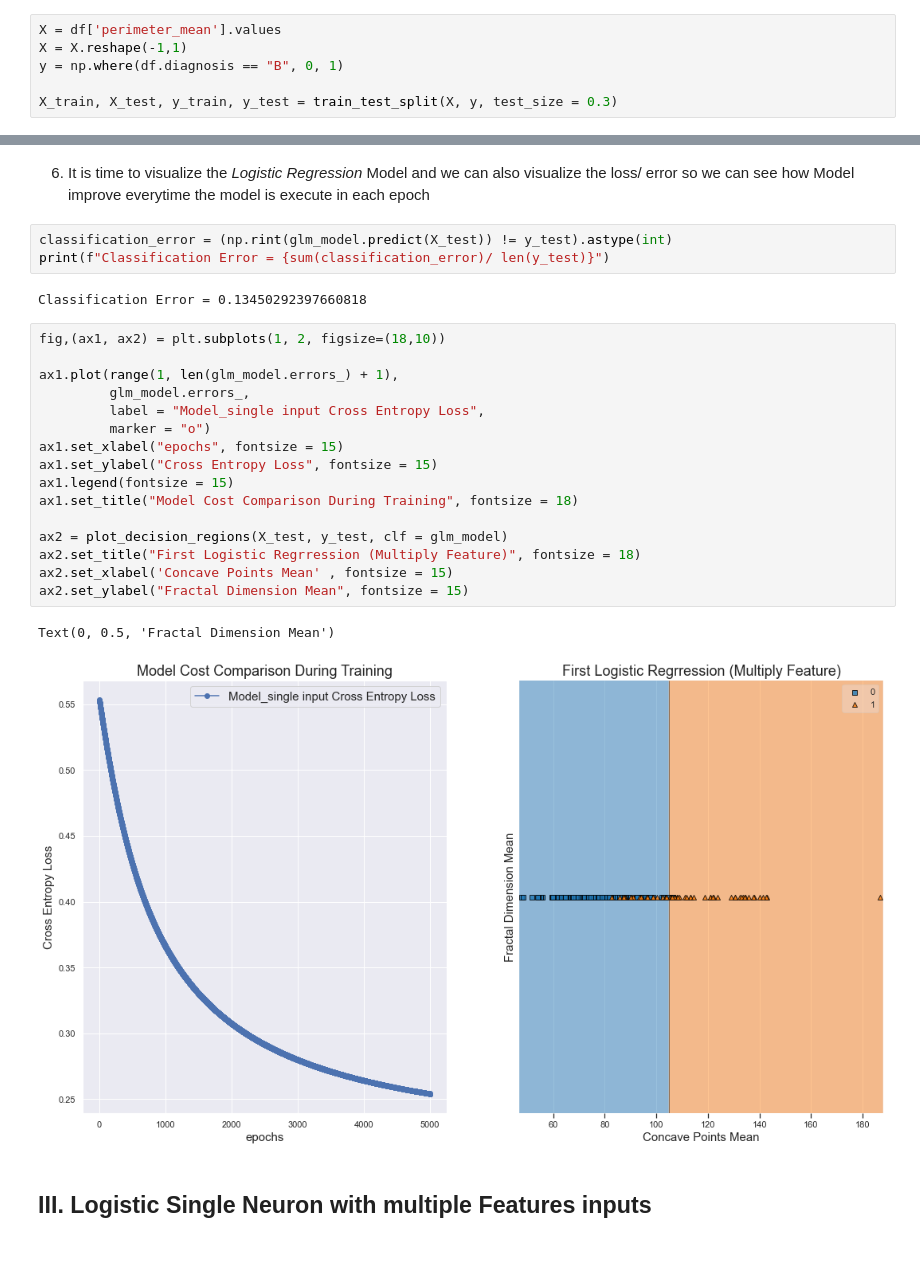
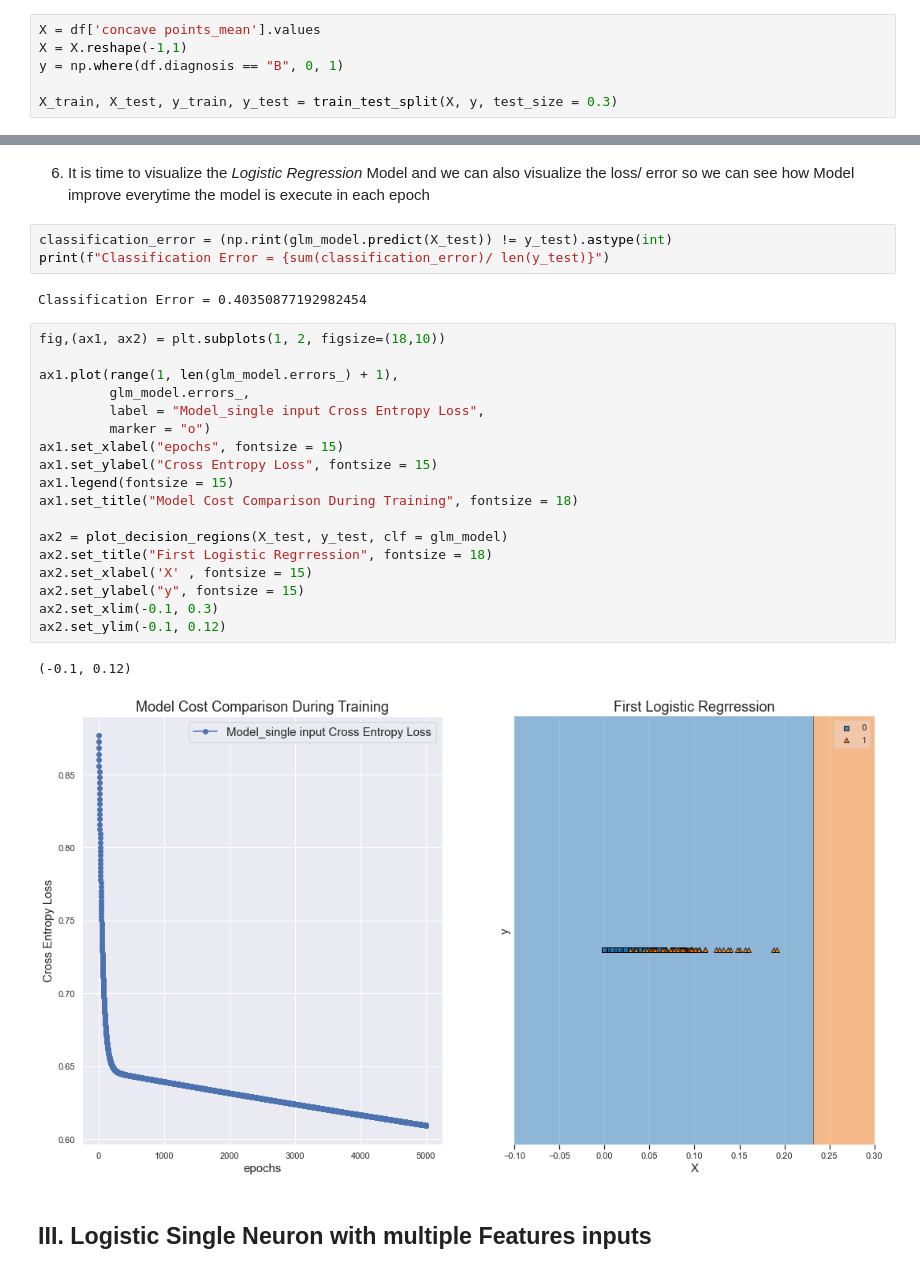
Before and after one commit to TrellixVulnTeam/ThanhLa_Data4319_2I89, a Jupyter notebook: 4. Logistic Regression/source_4.ipynb, the cells around one changed output, grey strips where cells are left out. Cells and saved outputs as stored; diff of their text form.

```diff
--- a/4. Logistic Regression/source_4.ipynb
+++ b/4. Logistic Regression/source_4.ipynb
@@ -47,7 +47,7 @@ ax1.set_title("Linearly Data", fontsize = 18)
 Text(0.5, 1.0, 'Linearly Data')
 [figure]
 # %%
-X = df['perimeter_mean'].values
+X = df['concave points_mean'].values
 X = X.reshape(-1,1)
 y = np.where(df.diagnosis == "B", 0, 1)
 
@@ -148,26 +148,28 @@ plt.show()
 classification_error = (np.rint(glm_model.predict(X_test)) != y_test).astype(int)
 print(f"Classification Error = {sum(classification_error)/ len(y_test)}")
 # %% [output]
-Classification Error = 0.13450292397660818
+Classification Error = 0.40350877192982454
 # %%
 fig,(ax1, ax2) = plt.subplots(1, 2, figsize=(18,10))
 
 ax1.plot(range(1, len(glm_model.errors_) + 1),
          glm_model.errors_,
          label = "Model_single input Cross Entropy Loss",
          marker = "o")
 ax1.set_xlabel("epochs", fontsize = 15)
 ax1.set_ylabel("Cross Entropy Loss", fontsize = 15)
 ax1.legend(fontsize = 15)
 ax1.set_title("Model Cost Comparison During Training", fontsize = 18)
 
 ax2 = plot_decision_regions(X_test, y_test, clf = glm_model)
-ax2.set_title("First Logistic Regrression (Multiply Feature)", fontsize = 18)
-ax2.set_xlabel('Concave Points Mean' , fontsize = 15)
-ax2.set_ylabel("Fractal Dimension Mean", fontsize = 15)
+ax2.set_title("First Logistic Regrression", fontsize = 18)
+ax2.set_xlabel('X' , fontsize = 15)
+ax2.set_ylabel("y", fontsize = 15)
+ax2.set_xlim(-0.1, 0.3)
+ax2.set_ylim(-0.1, 0.12)
 # %% [output]
-Text(0, 0.5, 'Fractal Dimension Mean')
+(-0.1, 0.12)
-[figure, old version]
+[figure, new version]
 # %% [markdown]
 
 ## III. Logistic Single Neuron with multiple Features inputs
```
Also changed, not shown: parts of 9 cells of this notebook, 5 other files.
